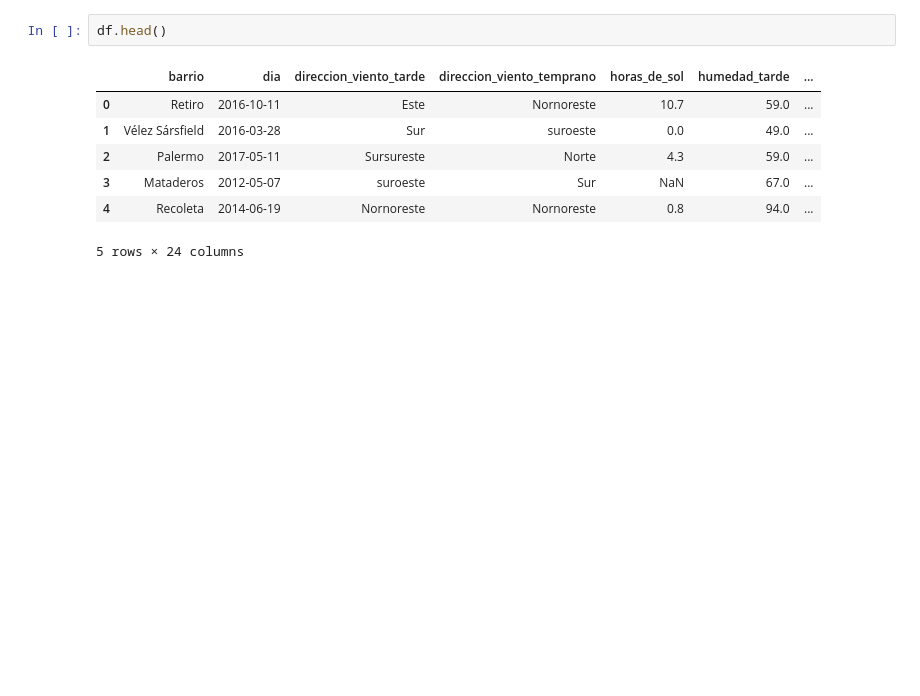
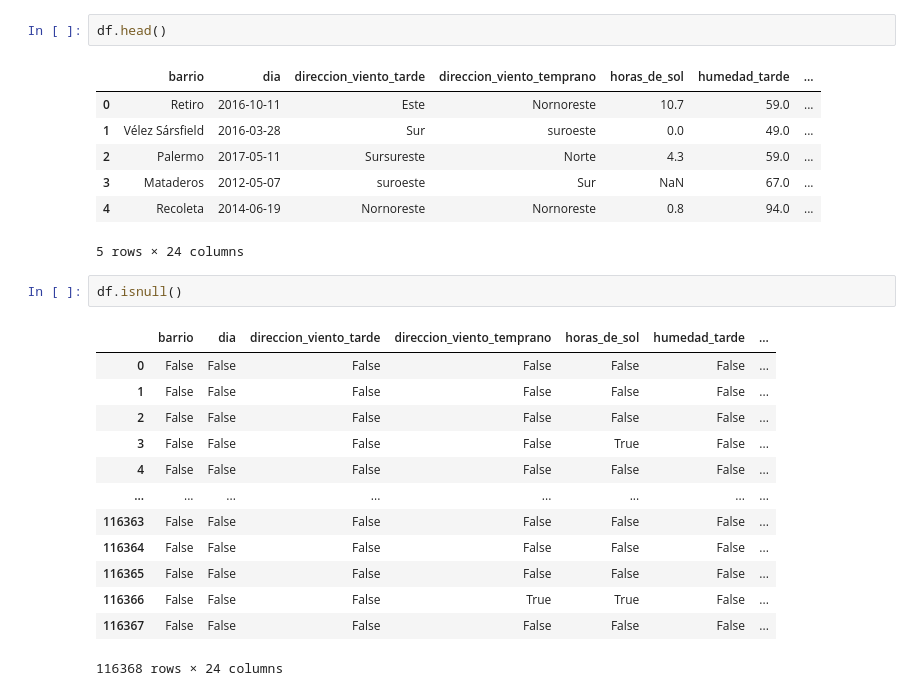
Before and after one commit to aflouret/lluvia-de-hamburguesas, a Jupyter notebook: tp.ipynb, the cells around one changed output. Saved outputs shown, nothing was run; the diff lists cells and outputs as text; blank space fills up the shorter version.

```diff
--- a/tp.ipynb
+++ b/tp.ipynb
@@ -32,3 +33,19 @@ df.head()
 | 3 | Mataderos | 2012-05-07 | suroeste | Sur | NaN | 67.0 | ... |
 | 4 | Recoleta | 2014-06-19 | Nornoreste | Nornoreste | 0.8 | 94.0 | ... |
 5 rows × 24 columns
+# %%
+df.isnull()
+# %% [output]
+|  | barrio | dia | direccion_viento_tarde | direccion_viento_temprano | horas_de_sol | humedad_tarde | ... |
+| 0 | False | False | False | False | False | False | ... |
+| 1 | False | False | False | False | False | False | ... |
+| 2 | False | False | False | False | False | False | ... |
+| 3 | False | False | False | False | True | False | ... |
+| 4 | False | False | False | False | False | False | ... |
+| ... | ... | ... | ... | ... | ... | ... | ... |
+| 116363 | False | False | False | False | False | False | ... |
+| 116364 | False | False | False | False | False | False | ... |
+| 116365 | False | False | False | False | False | False | ... |
+| 116366 | False | False | False | True | True | False | ... |
+| 116367 | False | False | False | False | False | False | ... |
+116368 rows × 24 columns
```
Also changed, not shown: parts of 7 cells of this notebook.
